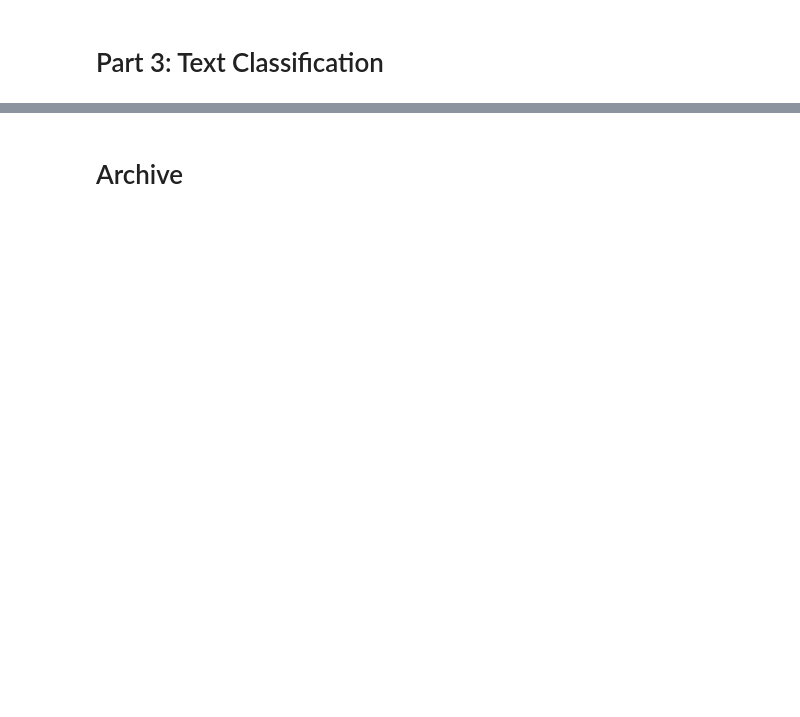
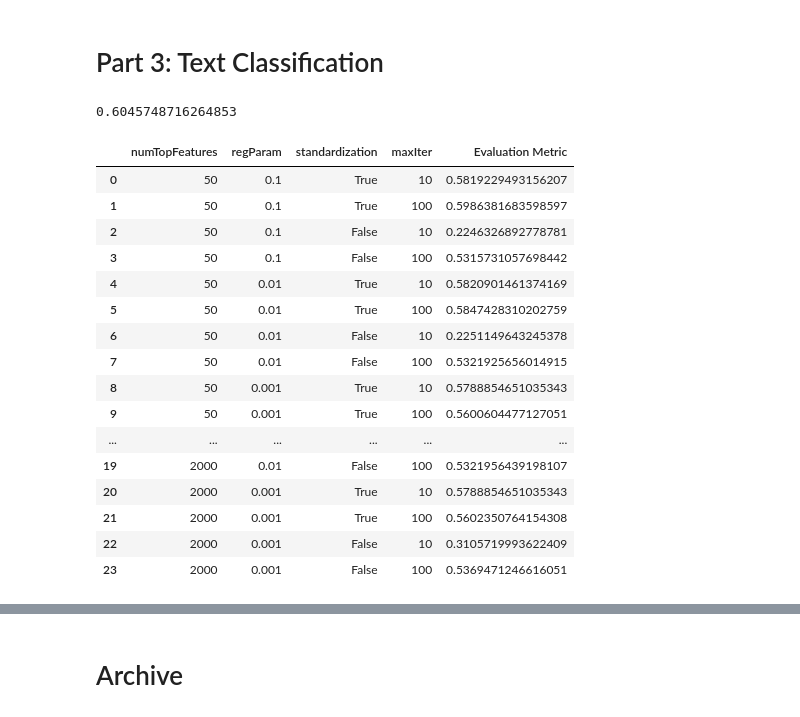
Before and after one commit to Sejmou/dic-2023s, a Jupyter notebook: ex2/2_dataframes.ipynb, the cells around one changed output, grey strips where cells are left out. Saved outputs shown, nothing was run; the diff lists cells and outputs as text; code cells hidden in the pictures; blank space fills up the shorter version.

```diff
--- a/ex2/2_dataframes.ipynb
+++ b/ex2/2_dataframes.ipynb
@@ -134,6 +140,7 @@ tvs_model.write().overwrite().save("tvs_model")
 # Make predictions on the test data
 predictions = tvs_model.transform(test_data)
 # %%
-# Compute the F1 score for the test data
-f1_score = evaluator.evaluate(predictions)
-f1_score
+# Compute the micro-averaged F1-score for the predictions
+evaluator.evaluate(predictions)
+# %% [output]
+0.6045748716264853
@@ -145,0 +147,39 @@ f1_score
+# %%
+# Retrieve the validation metrics for each model trained in the train-validation-split
+results = tvs_model.validationMetrics
+# %%
+# Create a dictionary with the parameter values and validation metrics for each model trained in the train-validation-split
+data = {}
+
+# Iterate over the parameter grid's parameter values and validation metrics
+for i, params in enumerate(param_grid):
+    # Iterate over the parameters in the parameter grid
+    for param_key, param_value in params.items():
+        # Add the parameter value to the dictionary
+        data.setdefault(param_key.name, []).append(param_value)
+    # Add the validation metric to the dictionary
+    data.setdefault("Evaluation Metric", []).append(results[i])
+
+# Set the display options for Pandas
+pd.set_option('display.float_format', '{:.16g}'.format)
+
+# Create a DataFrame from the dictionary
+pd.DataFrame(data)
+# %% [output]
+|  | numTopFeatures | regParam | standardization | maxIter | Evaluation Metric |
+| 0 | 50 | 0.1 | True | 10 | 0.5819229493156207 |
+| 1 | 50 | 0.1 | True | 100 | 0.5986381683598597 |
+| 2 | 50 | 0.1 | False | 10 | 0.2246326892778781 |
+| 3 | 50 | 0.1 | False | 100 | 0.5315731057698442 |
+| 4 | 50 | 0.01 | True | 10 | 0.5820901461374169 |
+| 5 | 50 | 0.01 | True | 100 | 0.5847428310202759 |
+| 6 | 50 | 0.01 | False | 10 | 0.2251149643245378 |
+| 7 | 50 | 0.01 | False | 100 | 0.5321925656014915 |
+| 8 | 50 | 0.001 | True | 10 | 0.5788854651035343 |
+| 9 | 50 | 0.001 | True | 100 | 0.5600604477127051 |
+| ... | ... | ... | ... | ... | ... |
+| 19 | 2000 | 0.01 | False | 100 | 0.5321956439198107 |
+| 20 | 2000 | 0.001 | True | 10 | 0.5788854651035343 |
+| 21 | 2000 | 0.001 | True | 100 | 0.5602350764154308 |
+| 22 | 2000 | 0.001 | False | 10 | 0.3105719993622409 |
+| 23 | 2000 | 0.001 | False | 100 | 0.5369471246616051 |
```
Also changed, not shown: parts of 25 cells of this notebook.
